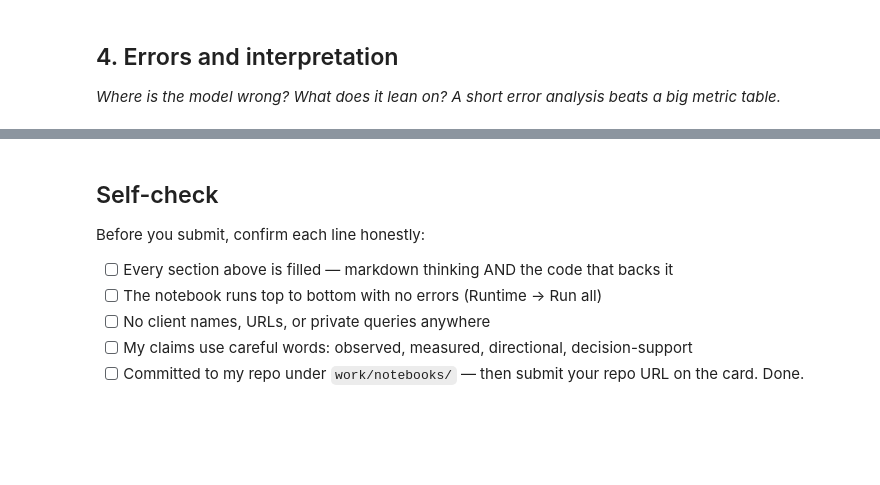
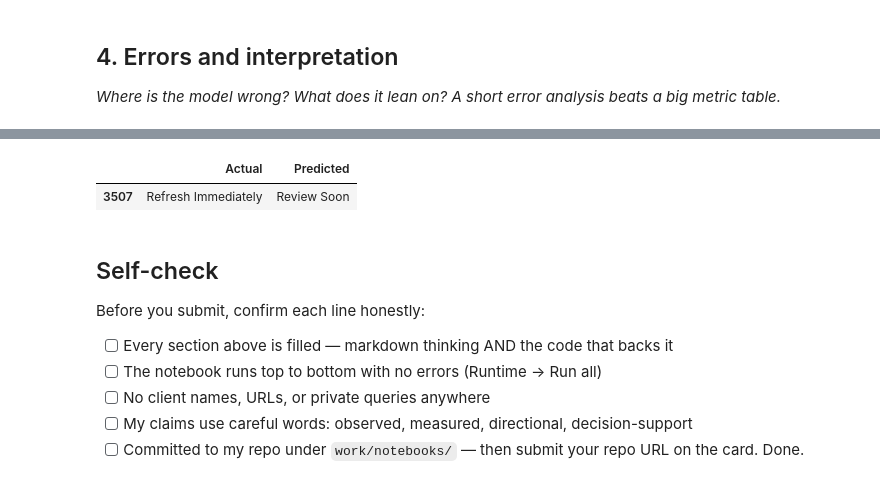
Before and after one commit to Samia2310/flyrank-assignment1-week1, a Jupyter notebook: work/notebooks/w05_model.ipynb, the cells around one changed output, grey strips where cells are left out. Cells and saved outputs as stored; diff of their text form; code cells hidden in the pictures; blank space fills up the shorter version.

```diff
--- a/work/notebooks/w05_model.ipynb
+++ b/work/notebooks/w05_model.ipynb
@@ -37,3 +201,13 @@ This skeleton is yours to fill. Work the sections **in order** — each one has
+# %%
+errors = pd.DataFrame({
+    "Actual": y_test,
+    "Predicted": pred
+})
+
+errors[errors["Actual"] != errors["Predicted"]].head(10)
+# %% [output]
+|  | Actual | Predicted |
+| 3507 | Refresh Immediately | Review Soon |
 # %% [markdown]
 ## Self-check
 
```
Also changed, not shown: parts of 11 cells of this notebook.
